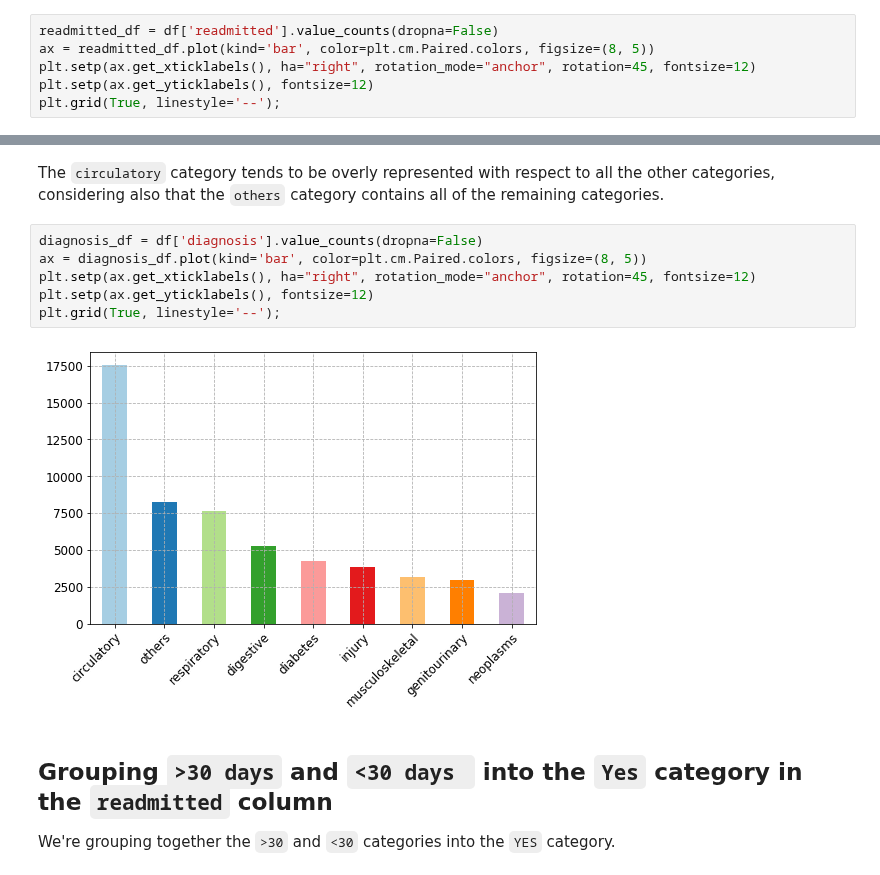
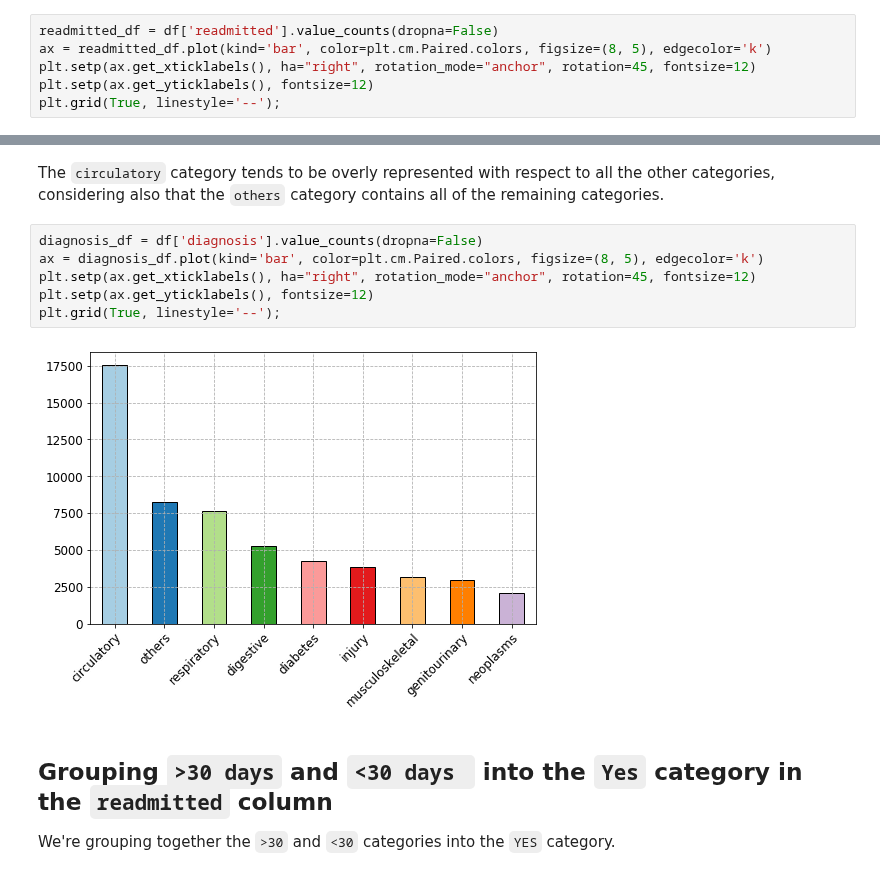
Before and after one commit to capac/kaggle-notebooks, a Jupyter notebook: diabetes-in-130-US-hospitals/1-data-preparation.ipynb, the cells around one changed output, grey strips where cells are left out. Drawn from its saved outputs; the diff is of its cells as text.

```diff
--- a/diabetes-in-130-US-hospitals/1-data-preparation.ipynb
+++ b/diabetes-in-130-US-hospitals/1-data-preparation.ipynb
@@ -204,7 +204,7 @@ plt.grid(True, linestyle='--');
 We want to predict the `readmitted` feature in our data analysis.
 # %%
 readmitted_df = df['readmitted'].value_counts(dropna=False)
-ax = readmitted_df.plot(kind='bar', color=plt.cm.Paired.colors, figsize=(8, 5))
+ax = readmitted_df.plot(kind='bar', color=plt.cm.Paired.colors, figsize=(8, 5), edgecolor='k')
 plt.setp(ax.get_xticklabels(), ha="right", rotation_mode="anchor", rotation=45, fontsize=12)
 plt.setp(ax.get_yticklabels(), fontsize=12)
 plt.grid(True, linestyle='--');
@@ -329,12 +329,12 @@ df.dropna(how='any', axis=0, inplace=True)
 The `circulatory` category tends to be overly represented with respect to all the other categories, considering also that the `others` category contains all of the remaining categories.
 # %%
 diagnosis_df = df['diagnosis'].value_counts(dropna=False)
-ax = diagnosis_df.plot(kind='bar', color=plt.cm.Paired.colors, figsize=(8, 5))
+ax = diagnosis_df.plot(kind='bar', color=plt.cm.Paired.colors, figsize=(8, 5), edgecolor='k')
 plt.setp(ax.get_xticklabels(), ha="right", rotation_mode="anchor", rotation=45, fontsize=12)
 plt.setp(ax.get_yticklabels(), fontsize=12)
 plt.grid(True, linestyle='--');
 # %% [output]
-[figure, old version]
+[figure, new version]
 # %% [markdown]
 ## Grouping `>30 days` and `<30 days ` into the `Yes` category in the `readmitted` column
 
```
Also changed, not shown: parts of 7 cells of this notebook.
